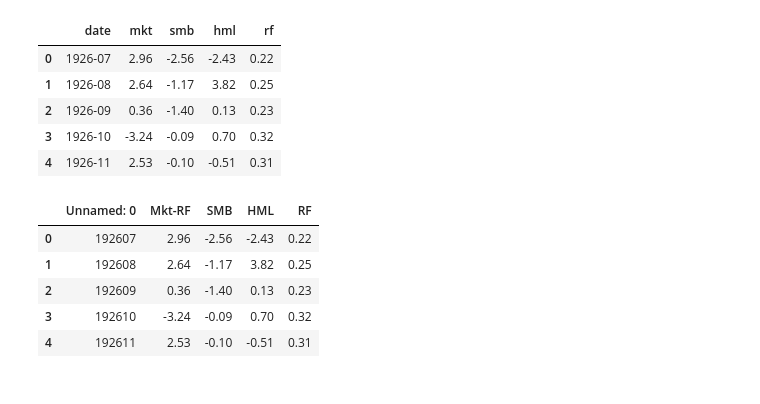
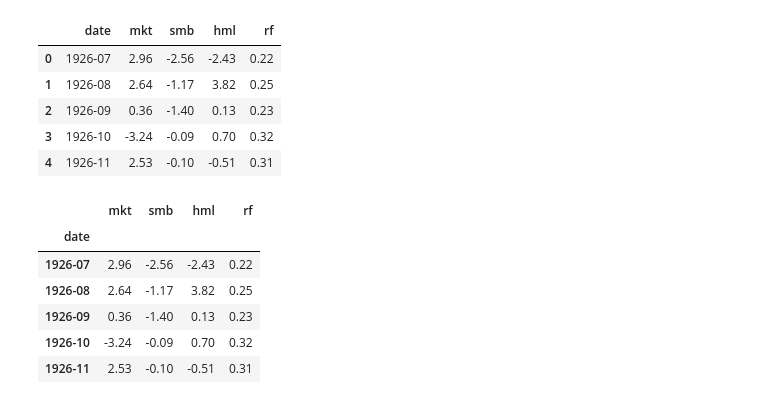
Before and after one commit to alfonso-santos/Python-aplicado-gestion-carteras, a Jupyter notebook: Tema_2/source/2.5. Modelo de mercado.ipynb, the cells around one changed output. Drawn from its saved outputs; the diff is of its cells as text; code cells hidden in the pictures.

```diff
--- a/Tema_2/source/2.5. Modelo de mercado.ipynb
+++ b/Tema_2/source/2.5. Modelo de mercado.ipynb
@@ -173,8 +173,7 @@ Archive:  F-F_Research_Data_Factors_CSV.zip
 # %% [markdown]
 Recuperamos el archivo para eso utilizamos la función de pandas `read_csv`. Las tres primeras filas tienen información que no nos interesa, por tanto las eliminamos con `skiprows=3`
 # %%
-factor_df = pd.read_csv('F-F_Research_Data_Factors.csv',
-                         skiprows=3)
+factor_df = pd.read_csv('F-F_Research_Data_Factors.csv', skiprows=3)
 # %%
 factor_df.head()
 # %% [output]
@@ -235,15 +234,14 @@ factor_df.head()
 | 2 | 1926-09 | 0.36 | -1.40 | 0.13 | 0.23 |
 | 3 | 1926-10 | -3.24 | -0.09 | 0.70 | 0.32 |
 | 4 | 1926-11 | 2.53 | -0.10 | -0.51 | 0.31 |
-# %%
-STR_TO_MATCH = ' Annual Factors: January-December '
-indices = factor_df.iloc[:, 0] == STR_TO_MATCH
-start_of_annual = factor_df[indices].index[0]
-factor_df.head()
-# %% [output]
-|  | Unnamed: 0 | Mkt-RF | SMB | HML | RF |
-| 0 | 192607 | 2.96 | -2.56 | -2.43 | 0.22 |
-| 1 | 192608 | 2.64 | -1.17 | 3.82 | 0.25 |
-| 2 | 192609 | 0.36 | -1.40 | 0.13 | 0.23 |
-| 3 | 192610 | -3.24 | -0.09 | 0.70 | 0.32 |
-| 4 | 192611 | 2.53 | -0.10 | -0.51 | 0.31 |
+# %%
+factor_df = factor_df.set_index('date')
+factor_df.head()
+# %% [output]
+|  | mkt | smb | hml | rf |
+| date |  |  |  |  |
+| 1926-07 | 2.96 | -2.56 | -2.43 | 0.22 |
+| 1926-08 | 2.64 | -1.17 | 3.82 | 0.25 |
+| 1926-09 | 0.36 | -1.40 | 0.13 | 0.23 |
+| 1926-10 | -3.24 | -0.09 | 0.70 | 0.32 |
+| 1926-11 | 2.53 | -0.10 | -0.51 | 0.31 |
```
Also changed, not shown: parts of 15 cells of this notebook.
